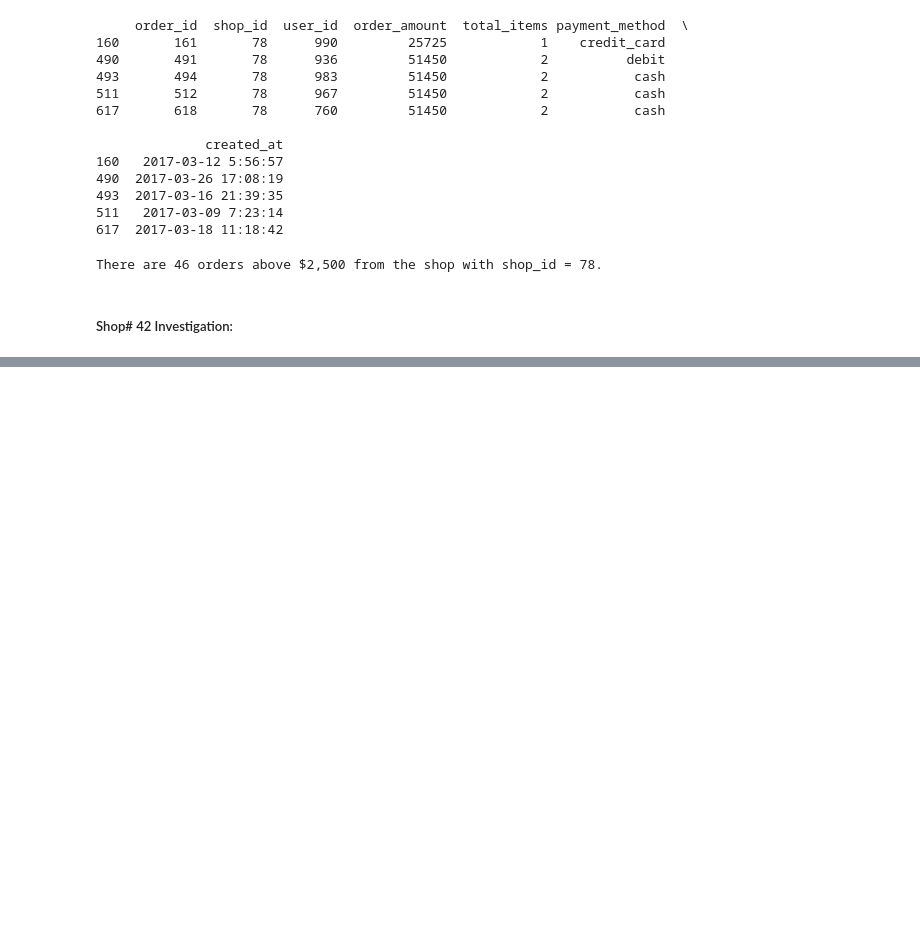
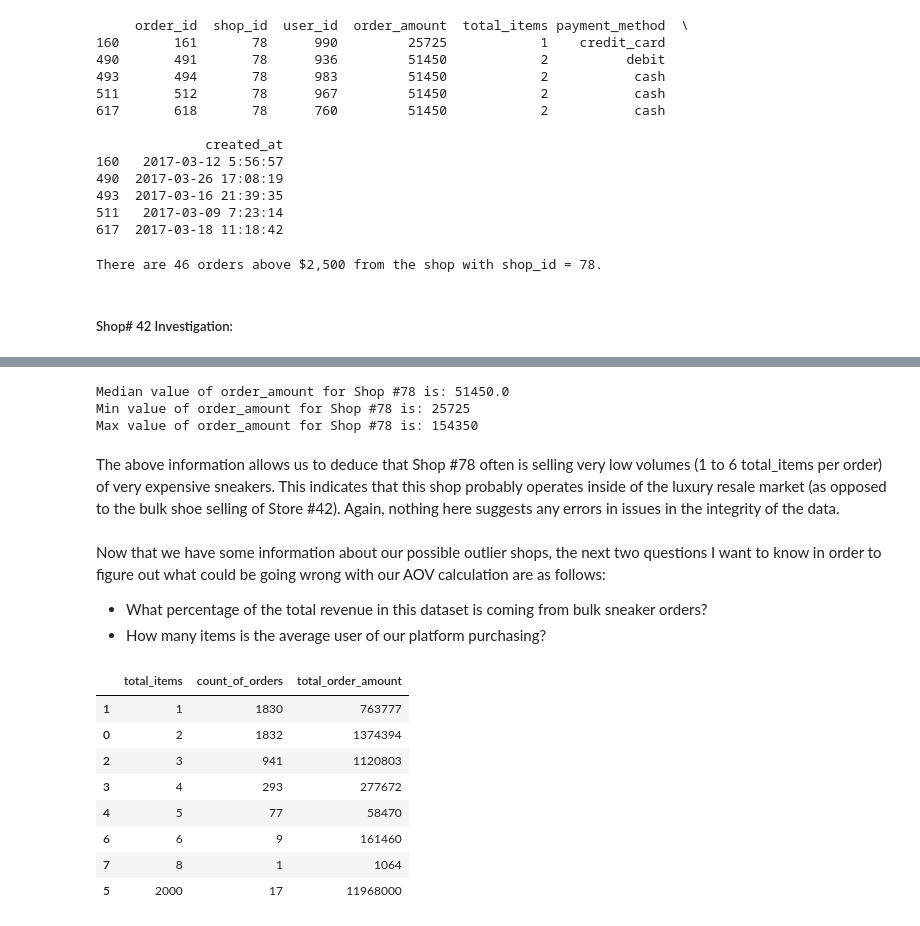
Before and after one commit to OscarLewis/shopifytc, a Jupyter notebook: tech-challenge.ipynb, the cells around one changed output, grey strips where cells are left out. Drawn from its saved outputs; the diff is of its cells as text; code cells hidden in the pictures; blank space fills up the shorter version.

```diff
--- a/tech-challenge.ipynb
+++ b/tech-challenge.ipynb
@@ -173,0 +218,38 @@ From the above interactive visualization
+# %%
+print(
+    f"Median value of order_amount for Shop #78 is: {shop_78_df.order_amount.median()}"
+)
+print(f"Min value of order_amount for Shop #78 is: {shop_78_df.order_amount.min()}")
+print(f"Max value of order_amount for Shop #78 is: {shop_78_df.order_amount.max()}")
+# %% [output]
+Median value of order_amount for Shop #78 is: 51450.0
+Min value of order_amount for Shop #78 is: 25725
+Max value of order_amount for Shop #78 is: 154350
+# %% [markdown]
+The above information allows us to deduce that Shop #78 often is selling very low volumes (1 to 6 total_items per order) of very expensive sneakers. This indicates that this shop probably operates inside of the luxury resale market (as opposed to the bulk shoe selling of Store #42). Again, nothing here suggests any errors in issues in the integrity of the data.
+# %% [markdown]
+Now that we have some information about our possible outlier shops, the next two questions I want to know in order to figure out what could be going wrong with our AOV calculation are as follows:
+
+- What percentage of the total revenue in this dataset is coming from bulk sneaker orders?
+- How many items is the average user of our platform purchasing?
+# %%
+total_revenue_by_total_item = pd.DataFrame()
+total_revenue_by_total_item["count_of_orders"] = data.total_items.value_counts()
+total_revenue_by_total_item["total_order_amount"] = data.groupby("total_items")[
+    "order_amount"
+].sum()
+total_revenue_by_total_item.index.name = "total_items"
+total_revenue_by_total_item = total_revenue_by_total_item.rename_axis(
+    "total_items"
+).reset_index()
+total_revenue_by_total_item.sort_values("total_items", ascending=True)
+# %% [output]
+|  | total_items | count_of_orders | total_order_amount |
+| 1 | 1 | 1830 | 763777 |
+| 0 | 2 | 1832 | 1374394 |
+| 2 | 3 | 941 | 1120803 |
+| 3 | 4 | 293 | 277672 |
+| 4 | 5 | 77 | 58470 |
+| 6 | 6 | 9 | 161460 |
+| 7 | 8 | 1 | 1064 |
+| 5 | 2000 | 17 | 11968000 |
```
Also changed, not shown: parts of 11 cells of this notebook.
